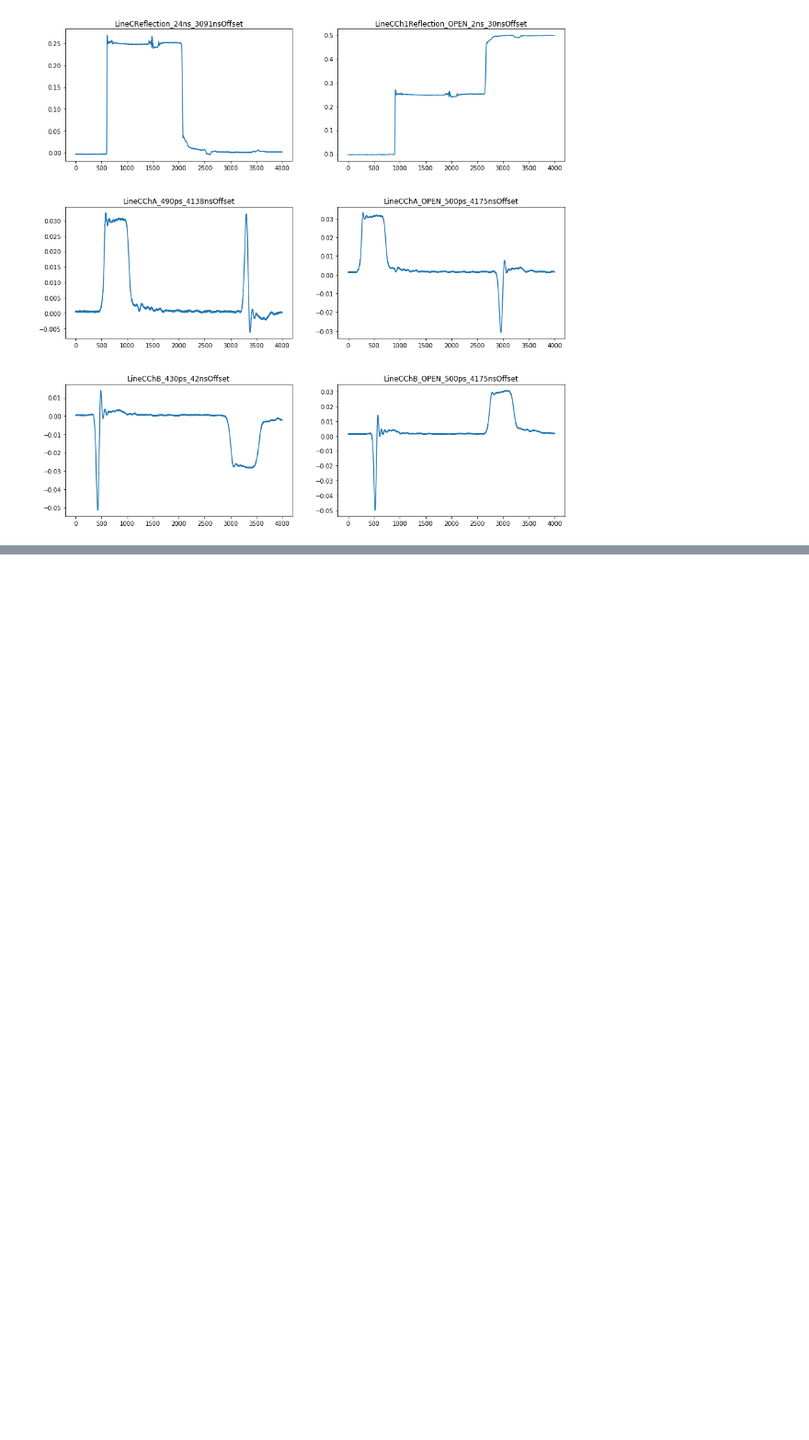
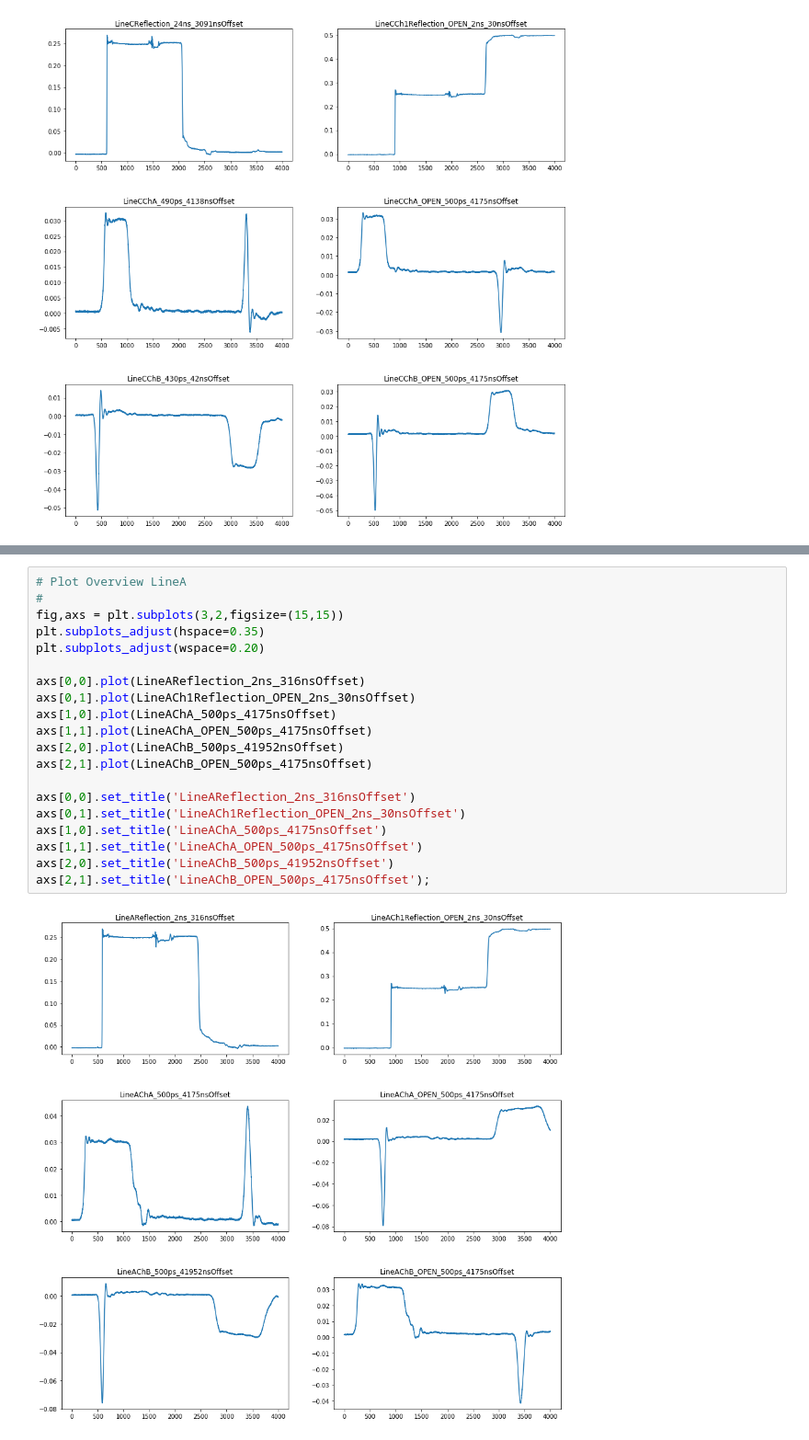
Before and after one commit to kegedy/UWEE572, a Jupyter notebook: labs/lab02/lab02.ipynb, the cells around one changed output, grey strips where cells are left out. Shown at 92% size. Cells and saved outputs as stored; diff of their text form; blank space fills up the shorter version.

```diff
--- a/labs/lab02/lab02.ipynb
+++ b/labs/lab02/lab02.ipynb
@@ -226,0 +303,22 @@ np_arrays = [
+# %%
+# Plot Overview LineA
+#
+fig,axs = plt.subplots(3,2,figsize=(15,15))
+plt.subplots_adjust(hspace=0.35)
+plt.subplots_adjust(wspace=0.20)
+
+axs[0,0].plot(LineAReflection_2ns_316nsOffset)
+axs[0,1].plot(LineACh1Reflection_OPEN_2ns_30nsOffset)
+axs[1,0].plot(LineAChA_500ps_4175nsOffset)
+axs[1,1].plot(LineAChA_OPEN_500ps_4175nsOffset)
+axs[2,0].plot(LineAChB_500ps_41952nsOffset)
+axs[2,1].plot(LineAChB_OPEN_500ps_4175nsOffset)
+
+axs[0,0].set_title('LineAReflection_2ns_316nsOffset')
+axs[0,1].set_title('LineACh1Reflection_OPEN_2ns_30nsOffset')
+axs[1,0].set_title('LineAChA_500ps_4175nsOffset')
+axs[1,1].set_title('LineAChA_OPEN_500ps_4175nsOffset')
+axs[2,0].set_title('LineAChB_500ps_41952nsOffset')
+axs[2,1].set_title('LineAChB_OPEN_500ps_4175nsOffset');
+# %% [output]
+[figure, added]
```
Also changed, not shown: parts of 17 cells of this notebook.
